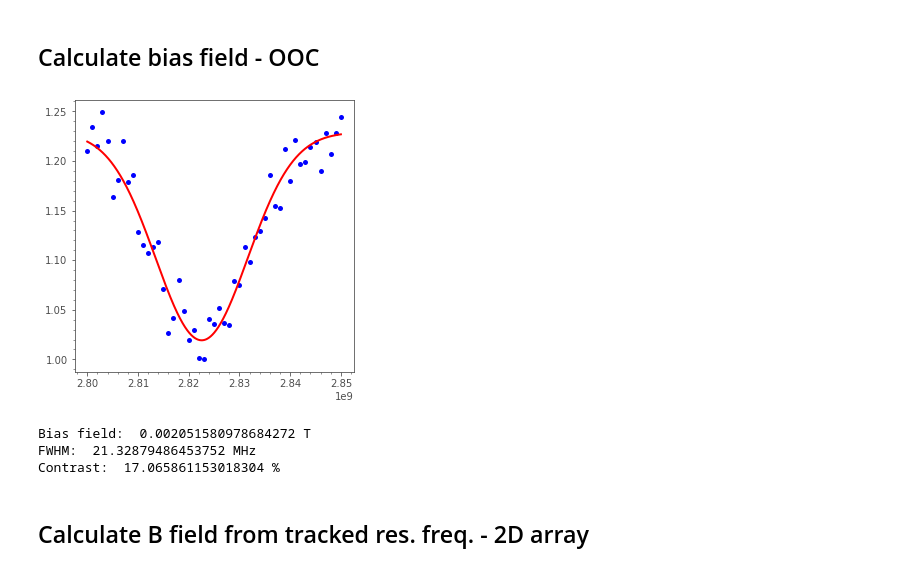
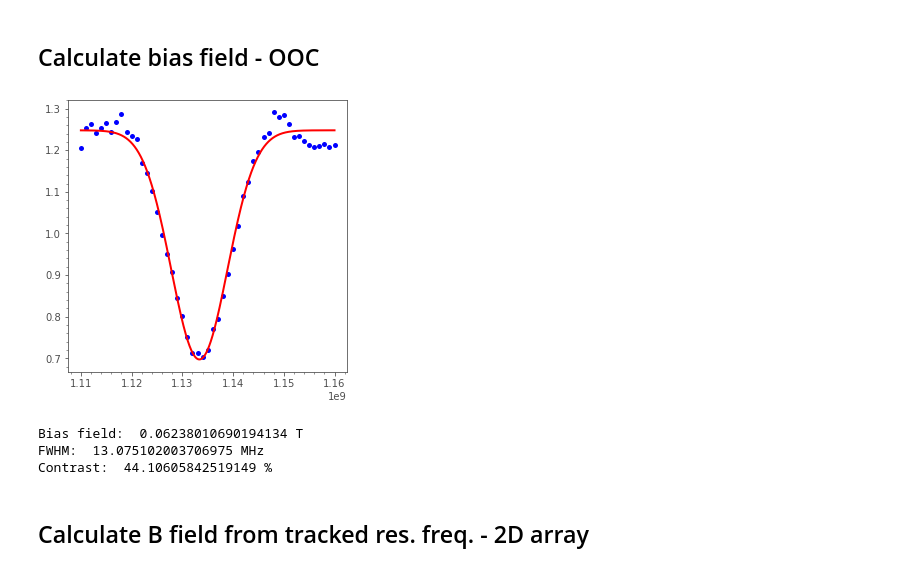
Before and after one commit to sriharijayaram5/qudi, a Jupyter notebook: notebooks/Measurement_Control/Data analysis/Tracking mode data analysis - correct bias field and save.ipynb, the cells around one changed output. Saved outputs shown, nothing was run; the diff lists cells and outputs as text; code cells hidden in the pictures.

```diff
--- a/notebooks/Measurement_Control/Data analysis/Tracking mode data analysis - correct bias field and save.ipynb
+++ b/notebooks/Measurement_Control/Data analysis/Tracking mode data analysis - correct bias field and save.ipynb
@@ -98,9 +100,15 @@ with open(filepath+'pulsed_array_raw.pickle', 'rb') as f:
 # %%
 #Analyse bias field
 #Gathering data from dictonary
-directory = 'G:\\Data\\Qudi_Data\\2024\\11\\20241119\\PODMR\\'
-podrm_path = directory + '20241119-1310-36_A-H12-13_EuFeAs_19K_5mT_OOP_OOC_ODMR_data_ch0_range0'+'.dat'
-data_raw = np.loadtxt(podrm_path).T
+podrm_file = '20250113-2000-52_A-F17-26_NbSe2_S6_2K_70mT_Bnv_OOC_ODMR_data_ch0_range0'+'.dat'
+
+podmr_file_year = podrm_file[0:4]
+podmr_file_month = podrm_file[4:6]
+podmr_file_day = podrm_file[6:8]
+podmr_path = 'G:\\Data\\Qudi_Data\\'+podmr_file_year+'\\'+podmr_file_month+'\\'+podmr_file_year+podmr_file_month+podmr_file_day+'\\PODMR\\'
+podmr_filepath = podmr_path + podrm_file
+
+data_raw = np.loadtxt(podmr_filepath).T
 var_list,data = (data_raw[0],data_raw[1])
 
 gyro_nv = 28e9 #in Hz/T
@@ -131,37 +139,37 @@ elif mode == 'N14':
 elif mode == 'gaussian_dip':
     fit = afm_scanner_logic._fitlogic.make_gaussian_fit(var_list,data,estimator=afm_scanner_logic._fitlogic.estimate_gaussian_dip)
     lm,_ = fitlogic.make_gaussian_model()
     fwhm_bias = fit.params['fwhm'].value*1e-6 #FWHM in MHz
     contrast_bias = fit.params['contrast'].value*-1
 
 else:
     fit = afm_scanner_logic._fitlogic.make_lorentzian_fit(var_list,data,estimator=afm_scanner_logic._fitlogic.estimate_lorentzian_dip)
     lm,_ = fitlogic.make_lorentzian_model()
 
 # print(fit.fit_report())
 bias_res_freq = fit.params['center'].value
 
 if gslac == True and left == True:
     b_field_bias = np.sqrt(abs(bias_res_freq + zero_field)**2 - e_field**2) / gyro_nv
 else:
     b_field_bias = np.sqrt(abs(bias_res_freq - zero_field)**2 - e_field**2) / gyro_nv
 
 #Plot Data an
 plt.plot(var_list,data,'bo')
 
 x = np.linspace(var_list[0],var_list[-1],10000, endpoint=True)
 plt.plot(x, lm.eval(fit.params, x=x),'r-')
 
 plt.show()
 
 print('Bias field: ',b_field_bias,'T')
 print("FWHM: ",fwhm_bias,'MHz')
 print("Contrast: ",contrast_bias,'%')
 # %% [output]
-[figure, old version]
+[figure, new version]
-Bias field:  0.002051580978684272 T
-FWHM:  21.32879486453752 MHz
-Contrast:  17.065861153018304 %
+Bias field:  0.06238010690194134 T
+FWHM:  13.075102003706975 MHz
+Contrast:  44.10605842519149 %
 # %% [markdown]
 ## Calculate B field from tracked res. freq. - 2D array
 # %%
```
Also changed, not shown: parts of 7 cells of this notebook, 17 other files.
